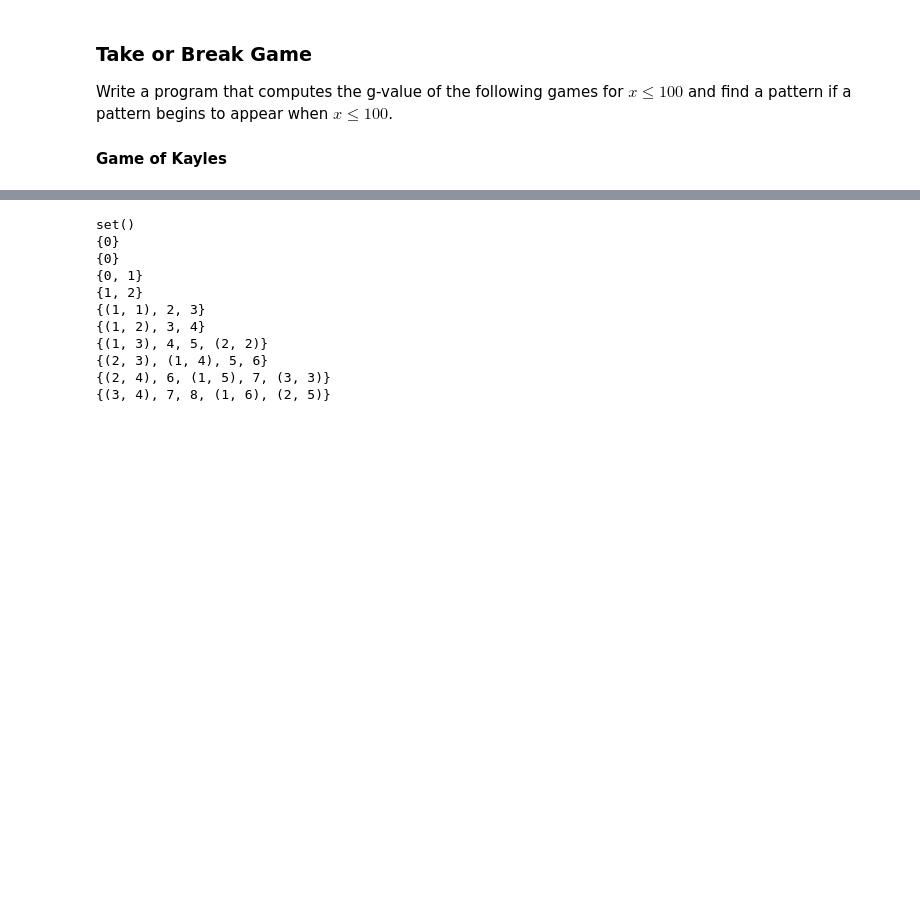
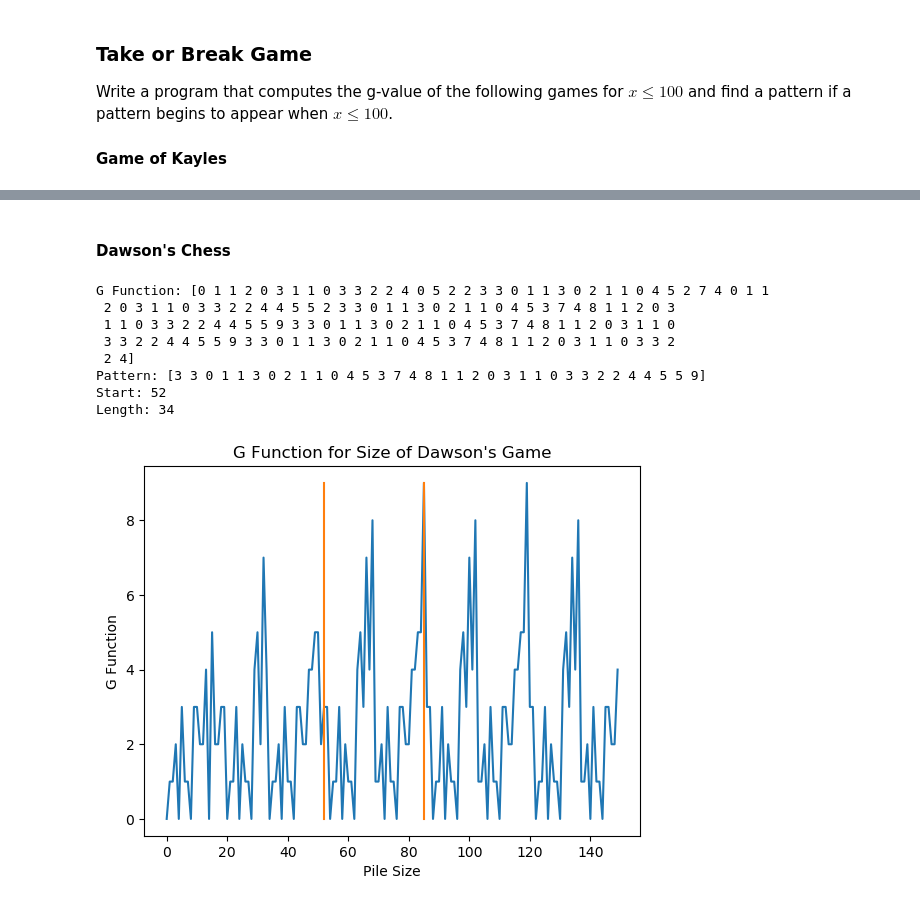
Before and after one commit to Camty1/ENGS102, a Jupyter notebook: assignment_1/assignment1.ipynb, the cells around one changed output, grey strips where cells are left out. Drawn from its saved outputs; the diff is of its cells as text; code cells hidden in the pictures; blank space fills up the shorter version.

```diff
--- a/assignment_1/assignment1.ipynb
+++ b/assignment_1/assignment1.ipynb
@@ -305,31 +325,44 @@ Pattern is: 7,4,1,2,8,1,4,7,2,1,8,2
+# %% [markdown]
+#### Dawson's Chess
 # %%
-def get_dawson_next_moves(pile):
+def get_grundy_next_moves(pile):
     next_moves = set()
     if pile == 0:
         return next_moves
     if pile == 1:
         next_moves.add(0)
         return next_moves
 
     next_moves.add(pile-2)
     if pile > 2:
         next_moves.add(pile-3)
         for i in range(1, math.floor((pile-3)/2)+1):
             next_moves.add((i, pile-3-i))
 
     return next_moves
 
-for i in range(11):
-    print(get_dawson_next_moves(i))
+dawson_g_function = calculate_g_function_from_moves(get_dawson_next_moves, 150)
+(rep_start, rep_len) = find_repetitions(dawson_g_function)
+
+plt.plot(list(range(150)), dawson_g_function, label="G_function")
+plt.title("G Function for Size of Dawson's Game")
+plt.ylabel("G Function");
+plt.xlabel("Pile Size");
+if rep_len != 1:
+    plt.plot([rep_start, rep_start], [min(dawson_g_function), max(dawson_g_function)], label="Lower Repetition Bound");
+    plt.plot([rep_start + rep_len - 1, rep_start + rep_len - 1], [min(dawson_g_function), max(dawson_g_function)], label="Upper Repetition Bound", color=cmap(1))
+
+print("G Function:", str(dawson_g_function))
+print("Pattern:", str(dawson_g_function[rep_start:rep_start+rep_len]))
+print("Start:", str(rep_start))
+print("Length:", str(rep_len))
 # %% [output]
-set()
-{0}
-{0}
-{0, 1}
-{1, 2}
-{(1, 1), 2, 3}
-{(1, 2), 3, 4}
-{(1, 3), 4, 5, (2, 2)}
-{(2, 3), (1, 4), 5, 6}
-{(2, 4), 6, (1, 5), 7, (3, 3)}
-{(3, 4), 7, 8, (1, 6), (2, 5)}
+G Function: [0 1 1 2 0 3 1 1 0 3 3 2 2 4 0 5 2 2 3 3 0 1 1 3 0 2 1 1 0 4 5 2 7 4 0 1 1
+ 2 0 3 1 1 0 3 3 2 2 4 4 5 5 2 3 3 0 1 1 3 0 2 1 1 0 4 5 3 7 4 8 1 1 2 0 3
+ 1 1 0 3 3 2 2 4 4 5 5 9 3 3 0 1 1 3 0 2 1 1 0 4 5 3 7 4 8 1 1 2 0 3 1 1 0
+ 3 3 2 2 4 4 5 5 9 3 3 0 1 1 3 0 2 1 1 0 4 5 3 7 4 8 1 1 2 0 3 1 1 0 3 3 2
+ 2 4]
+Pattern: [3 3 0 1 1 3 0 2 1 1 0 4 5 3 7 4 8 1 1 2 0 3 1 1 0 3 3 2 2 4 4 5 5 9]
+Start: 52
+Length: 34
+[figure, added]
```
Also changed, not shown: parts of 5 cells of this notebook.
